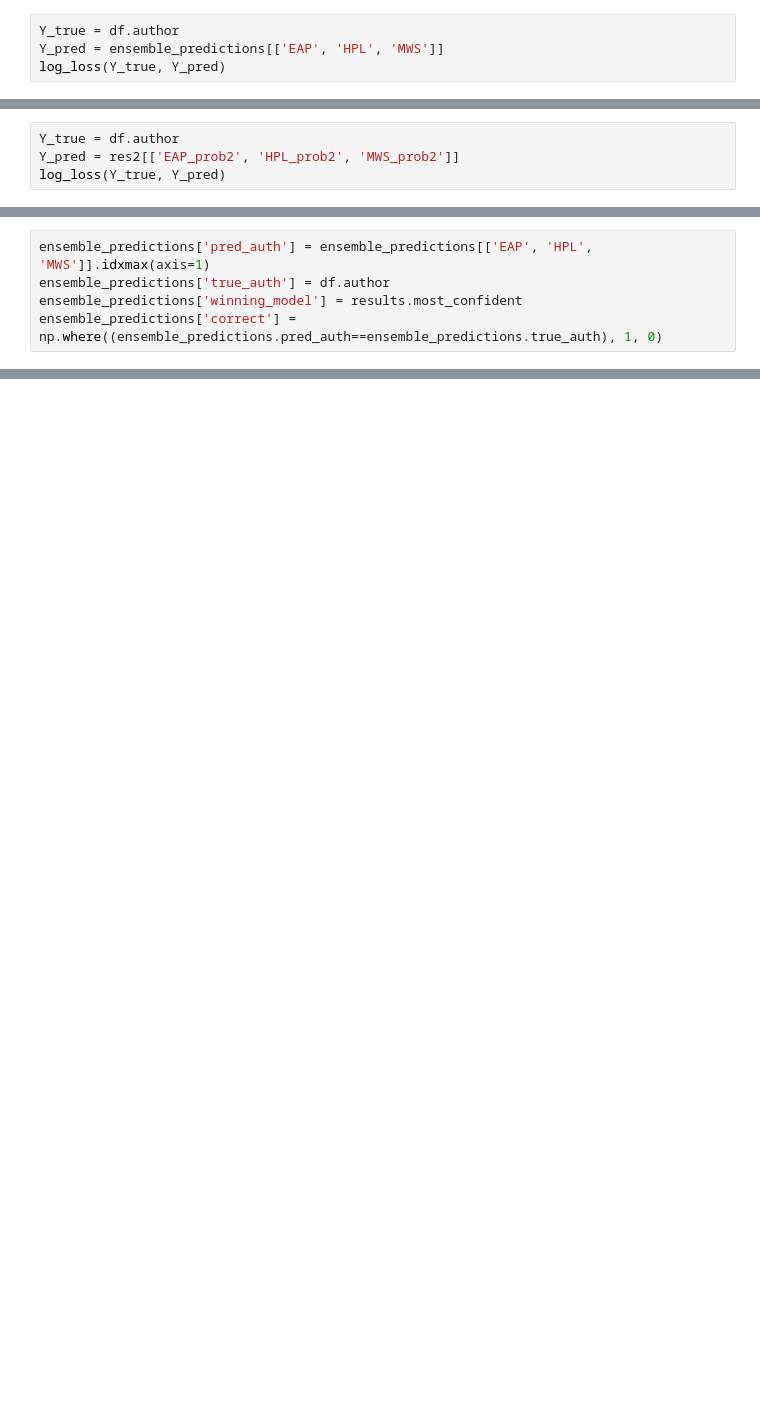
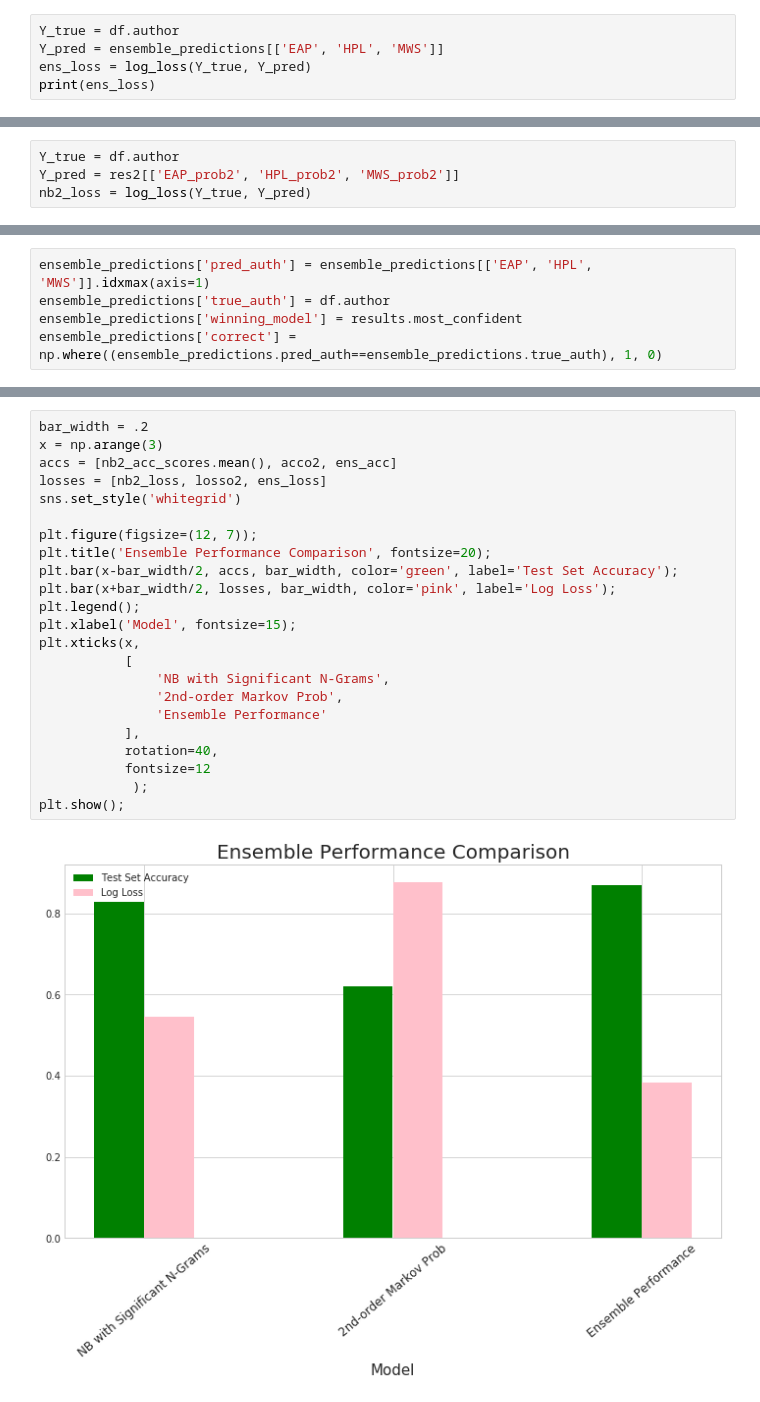
Before and after one commit to AlliedToasters/capstone2, a Jupyter notebook: Tidy_Draft.ipynb, the cells around one changed output, grey strips where cells are left out. Cells and saved outputs as stored; diff of their text form; blank space fills up the shorter version.

```diff
--- a/Tidy_Draft.ipynb
+++ b/Tidy_Draft.ipynb
@@ -1223,5 +1227,6 @@ for i in df.index:
 # %%
 Y_true = df.author
 Y_pred = ensemble_predictions[['EAP', 'HPL', 'MWS']]
-log_loss(Y_true, Y_pred)
+ens_loss = log_loss(Y_true, Y_pred)
+print(ens_loss)
 # %% [output]
@@ -1229,4 +1234,4 @@ log_loss(Y_true, Y_pred)
 # %%
 Y_true = df.author
 Y_pred = res2[['EAP_prob2', 'HPL_prob2', 'MWS_prob2']]
-log_loss(Y_true, Y_pred)
+nb2_loss = log_loss(Y_true, Y_pred)
@@ -1243,0 +1245,25 @@ ens_acc = ensemble_predictions.correct.sum()/len(ensemble_predictions)
+# %%
+bar_width = .2
+x = np.arange(3)
+accs = [nb2_acc_scores.mean(), acco2, ens_acc]
+losses = [nb2_loss, losso2, ens_loss]
+sns.set_style('whitegrid')
+
+plt.figure(figsize=(12, 7));
+plt.title('Ensemble Performance Comparison', fontsize=20);
+plt.bar(x-bar_width/2, accs, bar_width, color='green', label='Test Set Accuracy');
+plt.bar(x+bar_width/2, losses, bar_width, color='pink', label='Log Loss');
+plt.legend();
+plt.xlabel('Model', fontsize=15);
+plt.xticks(x,
+           [
+               'NB with Significant N-Grams',
+               '2nd-order Markov Prob',
+               'Ensemble Performance'
+           ],
+           rotation=40,
+           fontsize=12
+            );
+plt.show();
+# %% [output]
+[figure, added]
```
Also changed, not shown: parts of 5 cells of this notebook.
